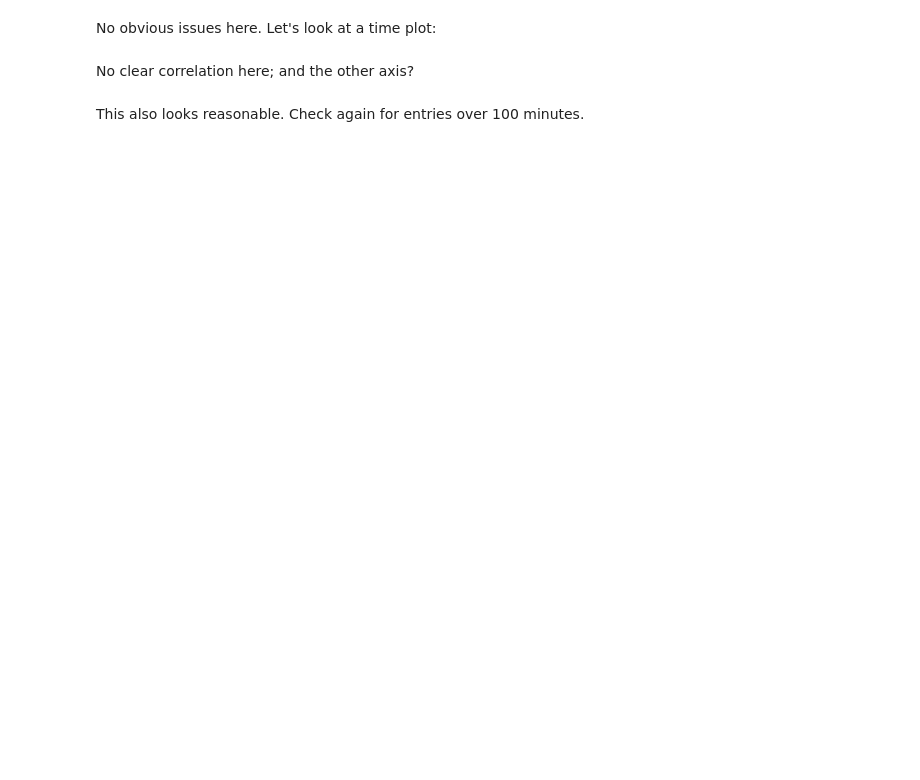
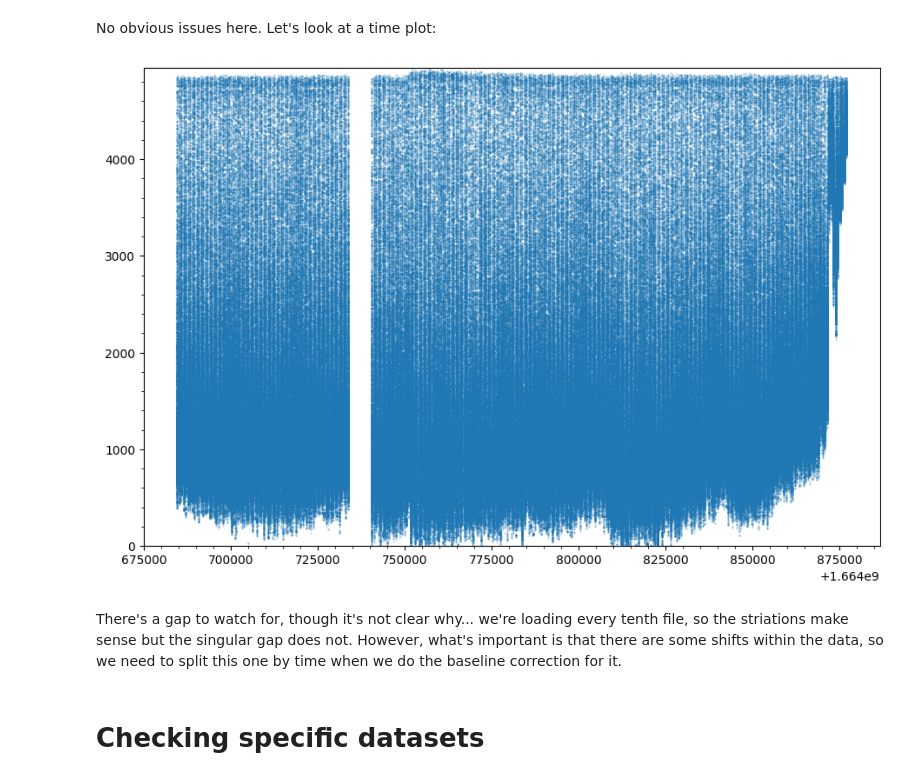
Before and after one commit to villano-lab/R76Analysis, a Jupyter notebook: CorrectionQueue.ipynb, the cells around one changed output. Cells and saved outputs as stored; diff of their text form; code cells hidden in the pictures; blank space fills up the shorter version.

```diff
--- a/CorrectionQueue.ipynb
+++ b/CorrectionQueue.ipynb
@@ -357,7 +357,7 @@ ser = ["07221001_2314"]
 
 e=[]; z=[];
 for series in ser:
-    filelist = glob.glob(datapath+series+"/umn*.root")
+    filelist = glob.glob(datapath+series+"/umn*0.root") #load a tenth of the data, interspersed, to load faster
     e_chain,z_chain = makechain(filelist,fittingfilters+["EventTime"])
     e.append(e_chain);z.append(z_chain)
 
@@ -386,7 +385,10 @@ plt.show()
-# %% [markdown]
-No clear correlation here; and the other axis?
 # %%
-plt.scatter(z[k]['PSUMbs'][~z[k]['crand']]-18000,z[k]['EventTime'][~z[k]['crand']],s=0.1)
+plt.scatter(z[k]['EventTime'][~z[k]['crand']],z[k]['PSUMbs'][~z[k]['crand']]-18000,s=0.1,alpha=0.6)
+plt.ylim(0,max(z[k]['PSUMbs'][~z[k]['crand']]-18000))
 plt.show()
+# %% [output]
+[figure, added]
-# %% [markdown]
-This also looks reasonable. Check again for entries over 100 minutes.
+# %% [markdown]
+There's a gap to watch for, though it's not clear why... we're loading every tenth file, so the striations make sense but the singular gap does not. However, what's important is that there are some shifts within the data, so we need to split this one by time when we do the baseline correction for it.
+# %% [markdown]
+# Checking specific datasets
```
Also changed, not shown: parts of 6 cells of this notebook.
